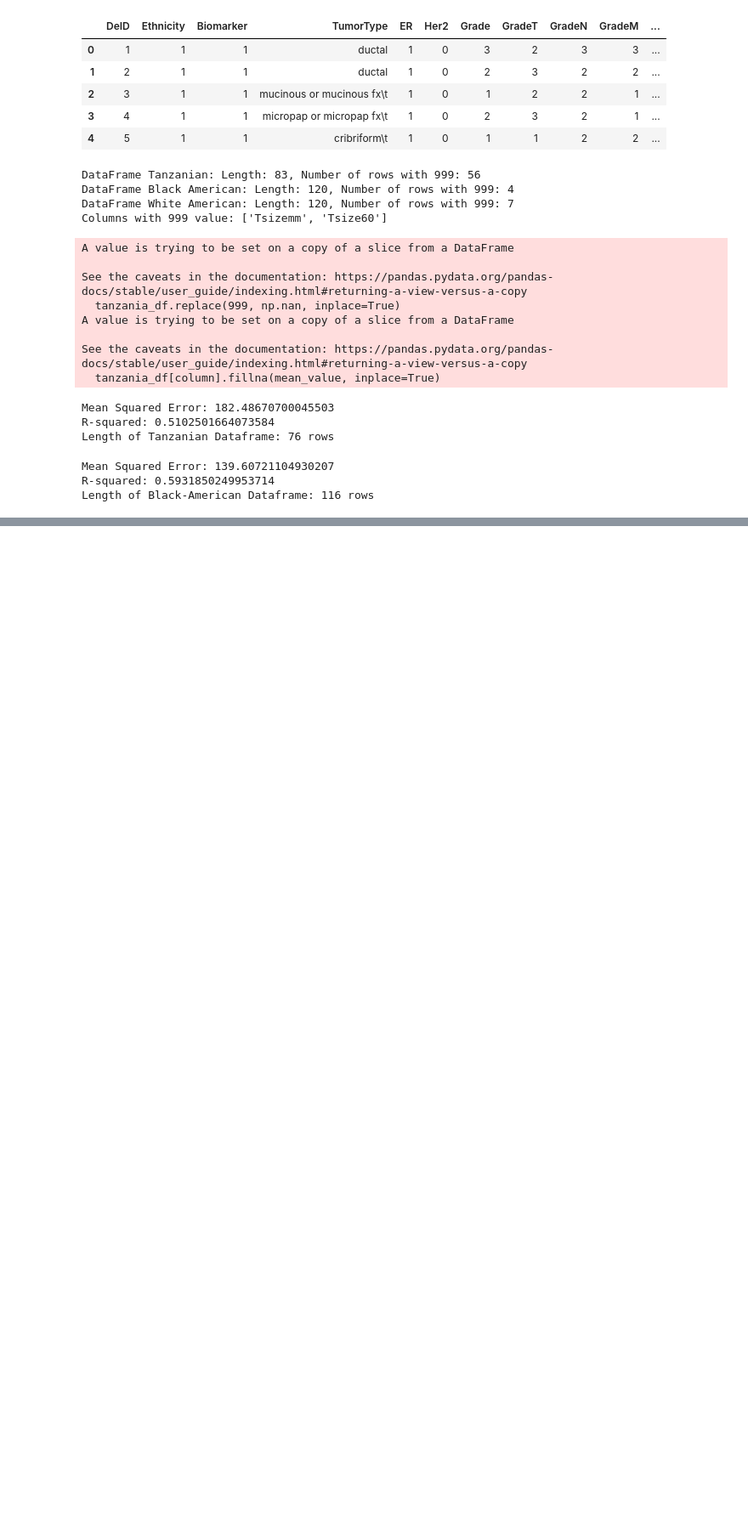
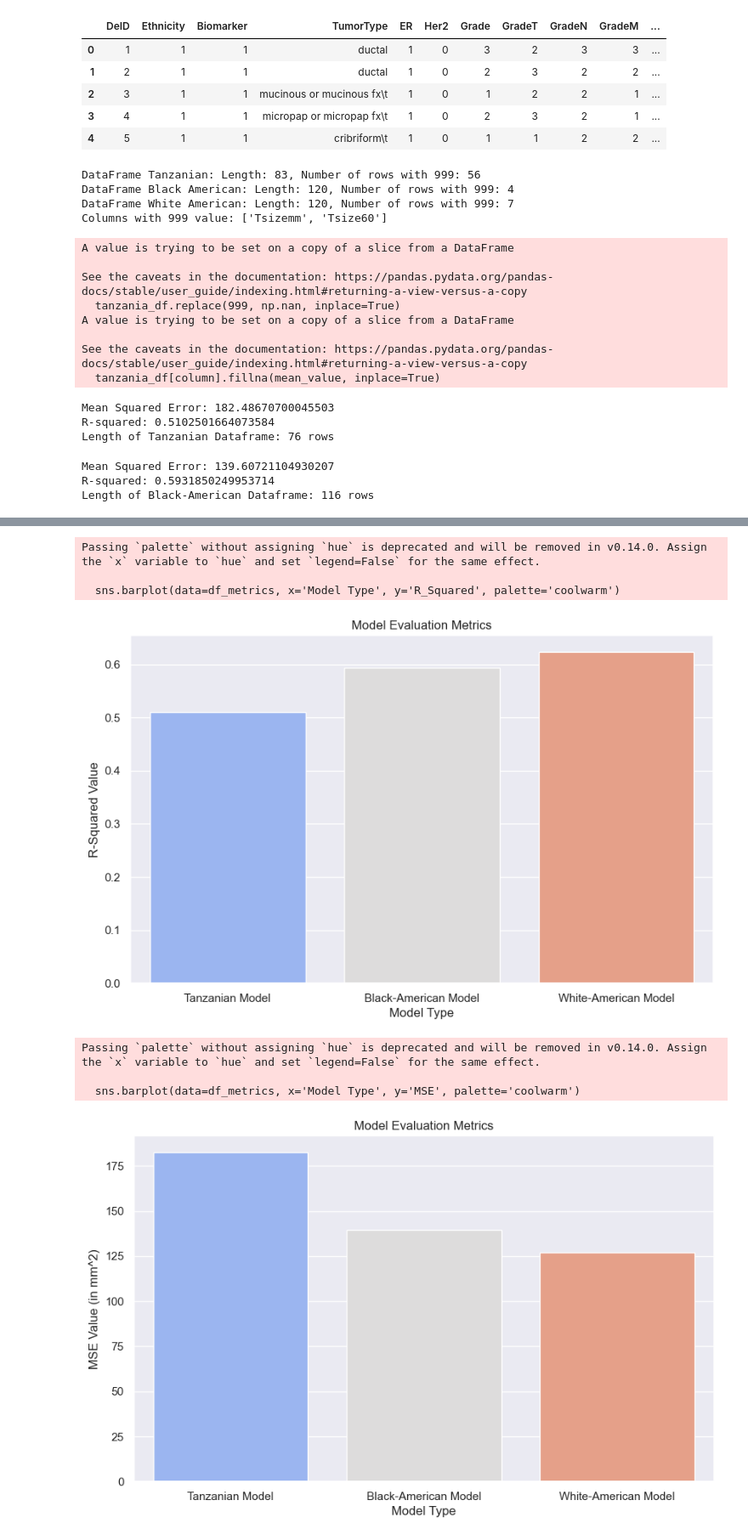
Before and after one commit to niarobin/CS-216-Project, a Jupyter notebook: CS 216 Project.ipynb, the cells around one changed output, grey strips where cells are left out. Shown at 85% size. Drawn from its saved outputs; the diff is of its cells as text; code cells hidden in the pictures; blank space fills up the shorter version.

Commit message:
added visualizaiton

```diff
--- a/CS 216 Project.ipynb
+++ b/CS 216 Project.ipynb
@@ -144,8 +141,6 @@ Length of Tanzanian Dataframe: 76 rows
 # Filtered cleaned_df to only Black-American women
 black_american_df = cleaned_df[cleaned_df['Ethnicity']==2]
 # %%
-# Assuming black_american_df, encoder, and other variables are defined
-
 # Encode 'TumorType' column
 encoded_ttype = encoder.fit_transform(black_american_df[['TumorType']])
 
@@ -169,11 +164,11 @@ ridge_model.fit(X_poly, target)
 y_pred = ridge_model.predict(X_poly)
 
 # Evaluate the model
-mse = mean_squared_error(target, y_pred)
-r2 = r2_score(target, y_pred)
+black_american_mse = mean_squared_error(target, y_pred)
+black_american_r2 = r2_score(target, y_pred)
 
-print("Mean Squared Error:", mse)
-print("R-squared:", r2)
+print("Mean Squared Error:", black_american_mse)
+print("R-squared:", black_american_r2)
 print(f'Length of Black-American Dataframe: {len(black_american_df)} rows')
 # %% [output]
 Mean Squared Error: 139.60721104930207
@@ -206,12 +201,12 @@ ridge_model.fit(X_poly, target)
 y_pred = ridge_model.predict(X_poly)
 
 # Evaluate the model
-mse = mean_squared_error(target, y_pred)
-r2 = r2_score(target, y_pred)
+white_american_mse = mean_squared_error(target, y_pred)
+white_american_r2 = r2_score(target, y_pred)
 
-print("Mean Squared Error:", mse)
-print("R-squared:", r2)
-len(white_american_df)
+print("Mean Squared Error:", white_american_mse)
+print("R-squared:", white_american_r2)
+print(f'Length of White-American Dataframe: {len(white_american_df)} rows')
 # %% [output]
 Mean Squared Error: 127.09263901536853
 R-squared: 0.623044154936
@@ -218,0 +214,34 @@ R-squared: 0.623044154936
+# %%
+# Define the model names and their corresponding evaluation metrics
+df_metrics = pd.DataFrame({
+    'Model Type': ['Tanzanian Model',
+                   'Black-American Model',
+                   'White-American Model'],
+    'R_Squared': [tanzanian_r2, black_american_r2, white_american_r2],
+    'MSE':[tanzanian_mse, black_american_mse,white_american_mse]
+})
+
+# Plot R-Squared values for each model
+plt.figure(figsize=(10, 6))
+sns.barplot(data=df_metrics, x='Model Type', y='R_Squared', palette='coolwarm')
+plt.title('Model Evaluation Metrics')
+plt.ylabel('R-Squared Value')
+plt.show()
+
+# Plot MSE values for each model
+plt.figure(figsize=(10, 6))
+sns.barplot(data=df_metrics, x='Model Type', y='MSE', palette='coolwarm')
+plt.title('Model Evaluation Metrics')
+plt.ylabel('MSE Value (in mm^2)')
+plt.show()
+
+df_metrics
+# %% [output]
+Passing `palette` without assigning `hue` is deprecated and will be removed in v0.14.0. Assign the `x` variable to `hue` and set `legend=False` for the same effect.
+
+  sns.barplot(data=df_metrics, x='Model Type', y='R_Squared', palette='coolwarm')
+[figure, added]
+Passing `palette` without assigning `hue` is deprecated and will be removed in v0.14.0. Assign the `x` variable to `hue` and set `legend=False` for the same effect.
+
+  sns.barplot(data=df_metrics, x='Model Type', y='MSE', palette='coolwarm')
+[figure, added]
```
Also changed, not shown: parts of 4 cells of this notebook.
